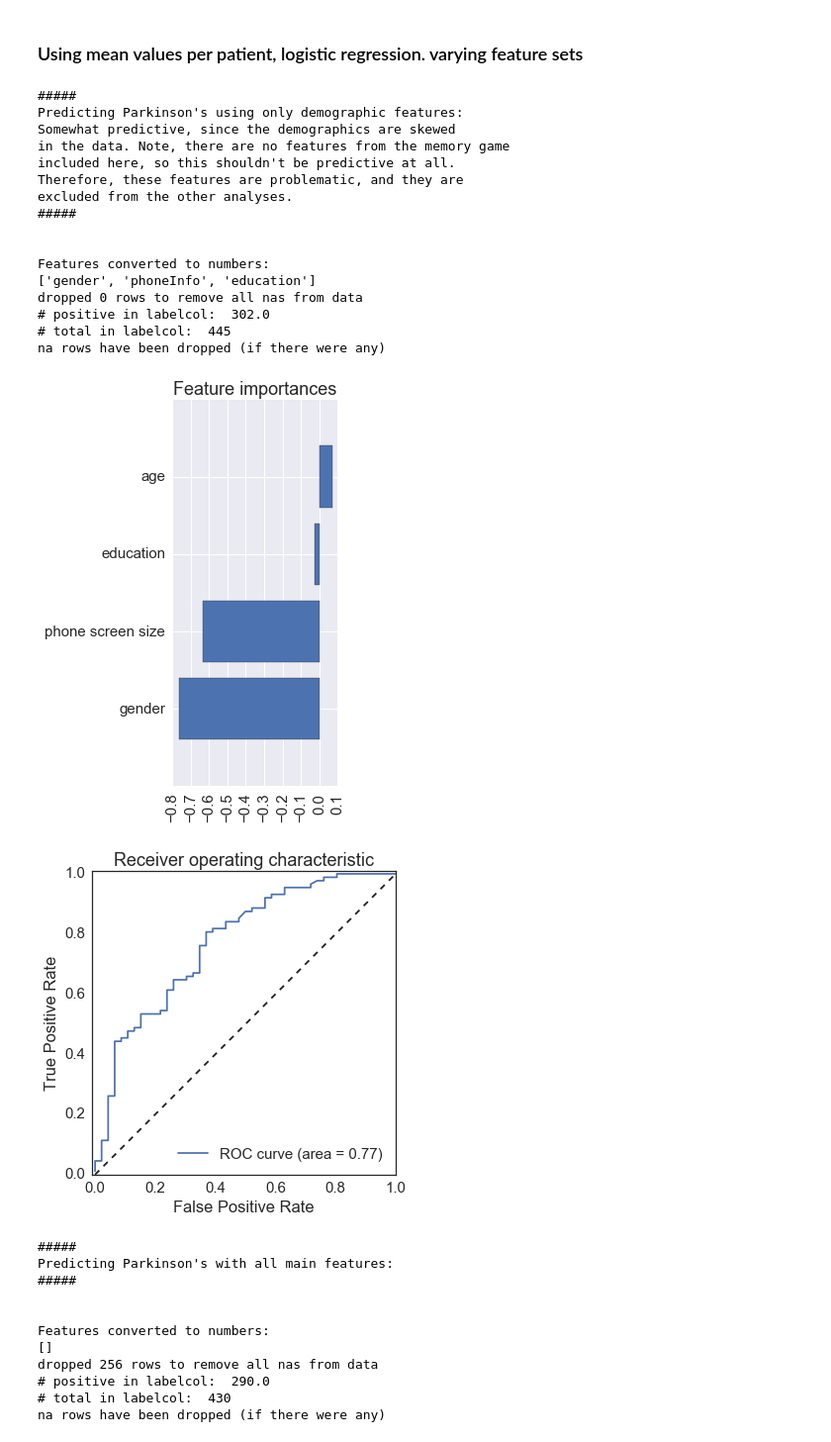
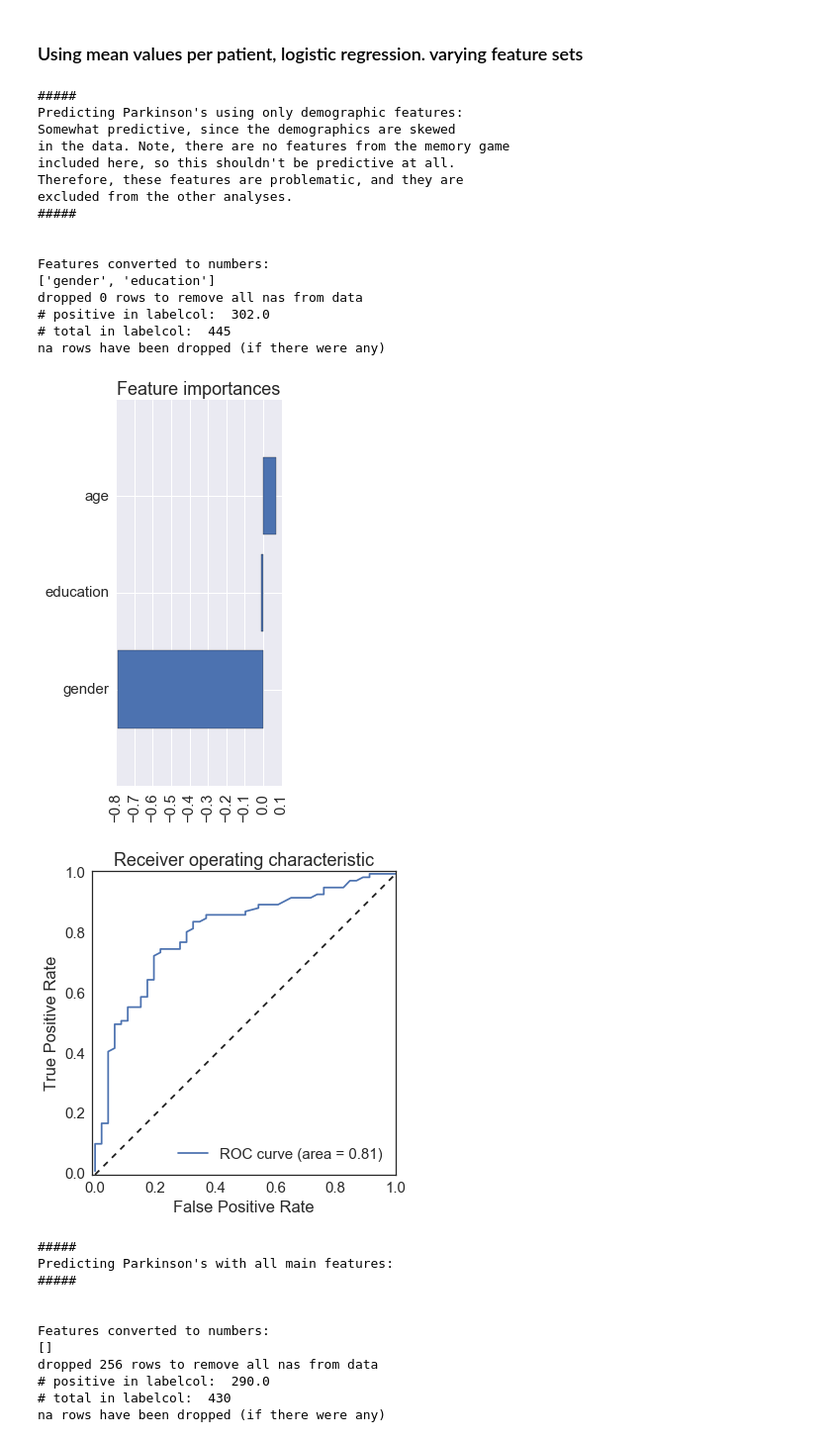
Before and after one commit to mattoby/mpower_memory, a Jupyter notebook: Memory_summary_analyses.ipynb, the cells around one changed output. Shown: that part at 99% size. Cells and saved outputs as stored; diff of their text form; code cells hidden in the pictures.

```diff
--- a/Memory_summary_analyses.ipynb
+++ b/Memory_summary_analyses.ipynb
@@ -160,36 +160,36 @@ features_main = ['game_score', '9_numsuccesses', '9_meandist', '9_successful', '
 # %%
 print '#####'
 print 'Predicting Parkinson\'s using only demographic features:'
 print 'Somewhat predictive, since the demographics are skewed'
 print 'in the data. Note, there are no features from the memory game'
 print 'included here, so this shouldn\'t be predictive at all.'
 print 'Therefore, these features are problematic, and they are'
 print 'excluded from the other analyses.'
 print '#####'
 print '\n'
-features = ['age', 'gender', 'education', 'phoneInfo', 'hasParkinsons', 'healthCode']
+features = ['age', 'gender', 'education', 'hasParkinsons', 'healthCode']
 
 datasample = data[data['age']>agecutoff]
 outs = mt.build_ML_model(datasample, features, labelcol=labelcol, toPlot=[0,1,1], toPrint=False, MLexcludecols=MLexcludecols, modelType='logisticregression', featureToMean=featureToMean)
 # %% [output]
 #####
 Predicting Parkinson's using only demographic features:
 Somewhat predictive, since the demographics are skewed
 in the data. Note, there are no features from the memory game
 included here, so this shouldn't be predictive at all.
 Therefore, these features are problematic, and they are
 excluded from the other analyses.
 #####
 
 
 Features converted to numbers:
-['gender', 'phoneInfo', 'education']
+['gender', 'education']
 dropped 0 rows to remove all nas from data
 # positive in labelcol:  302.0
 # total in labelcol:  445
 na rows have been dropped (if there were any)
-[figure, old version]
+[figure, new version]
-[figure, old version]
+[figure, new version]
 # %%
 print '#####'
 print 'Predicting Parkinson\'s with all main features:'
```
Also changed, not shown: parts of 4 cells of this notebook.
